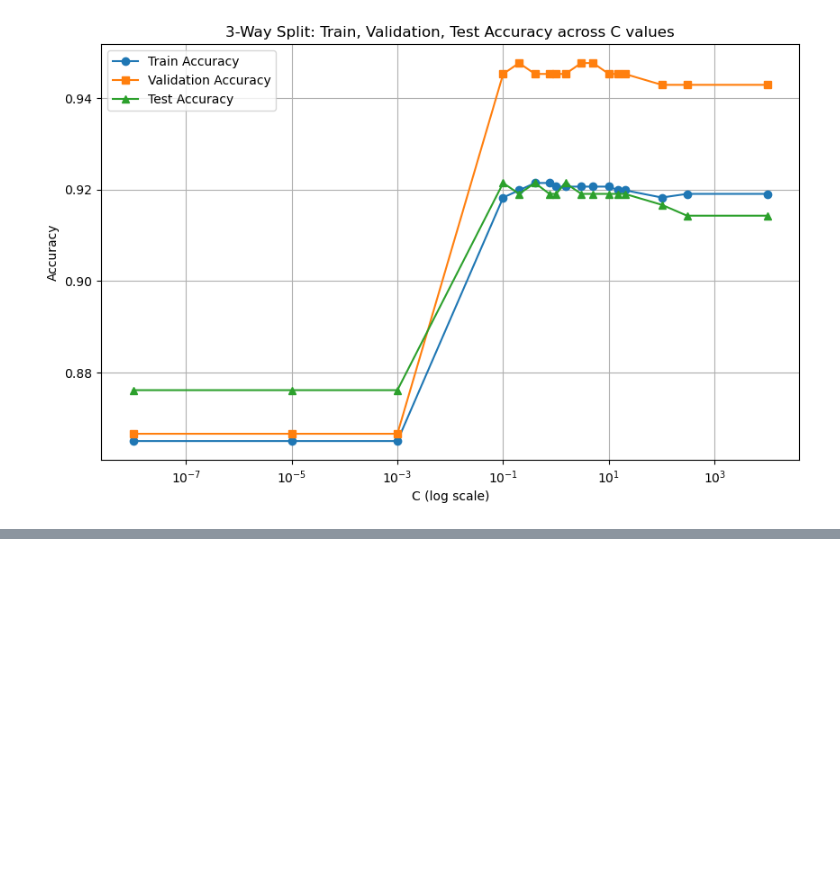
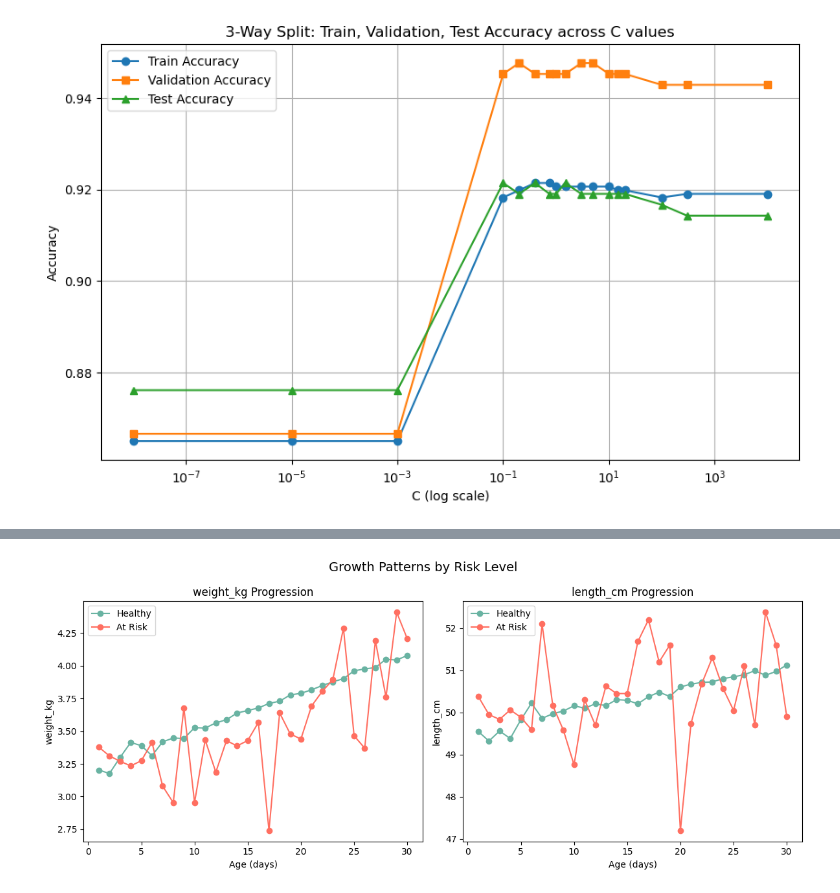
Before and after one commit to R-Vel/ML_Lab2, a Jupyter notebook: ML2 Lab 2.ipynb, the cells around one changed output, grey strips where cells are left out. Cells and saved outputs as stored; diff of their text form; code cells hidden in the pictures; blank space fills up the shorter version.

```diff
--- a/ML2 Lab 2.ipynb
+++ b/ML2 Lab 2.ipynb
@@ -651,0 +743,18 @@ C=10000    | Train=0.9190 | Val=0.9429 | Test=0.9143
+# %%
+fig, axes = plt.subplots(1, 2, figsize=(12, 5))
+
+for ax, y in zip(axes, ['weight_kg','length_cm']):
+    for label,color in zip(['Healthy','At Risk'],['#69b3a2','#ff6f61']):
+        subset = df[df['risk_level']==label]
+        grouped = subset.groupby('age_days')[y].mean()
+        ax.plot(grouped.index, grouped.values, marker='o', color=color, label=f'{label}')
+    ax.set_title(f'{y} Progression')
+    ax.set_xlabel('Age (days)')
+    ax.set_ylabel(y)
+    ax.legend()
+
+fig.suptitle('Growth Patterns by Risk Level', fontsize=14)
+plt.tight_layout()
+plt.show()
+# %% [output]
+[figure, added]
```
Also changed, not shown: parts of 12 cells of this notebook, 1 other file.
